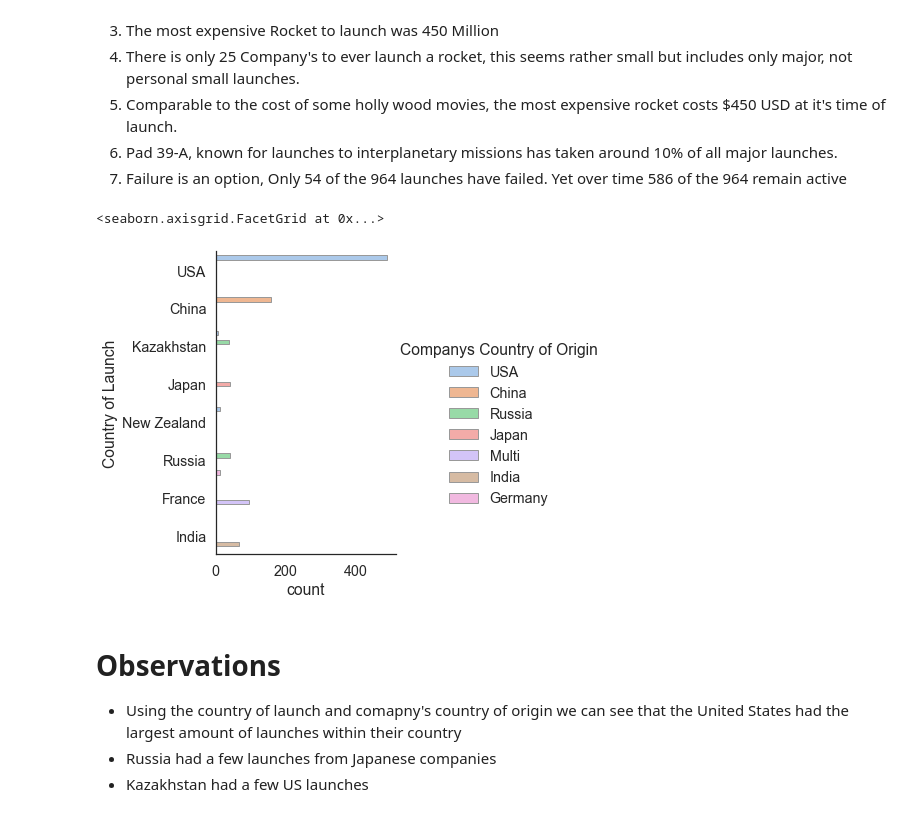
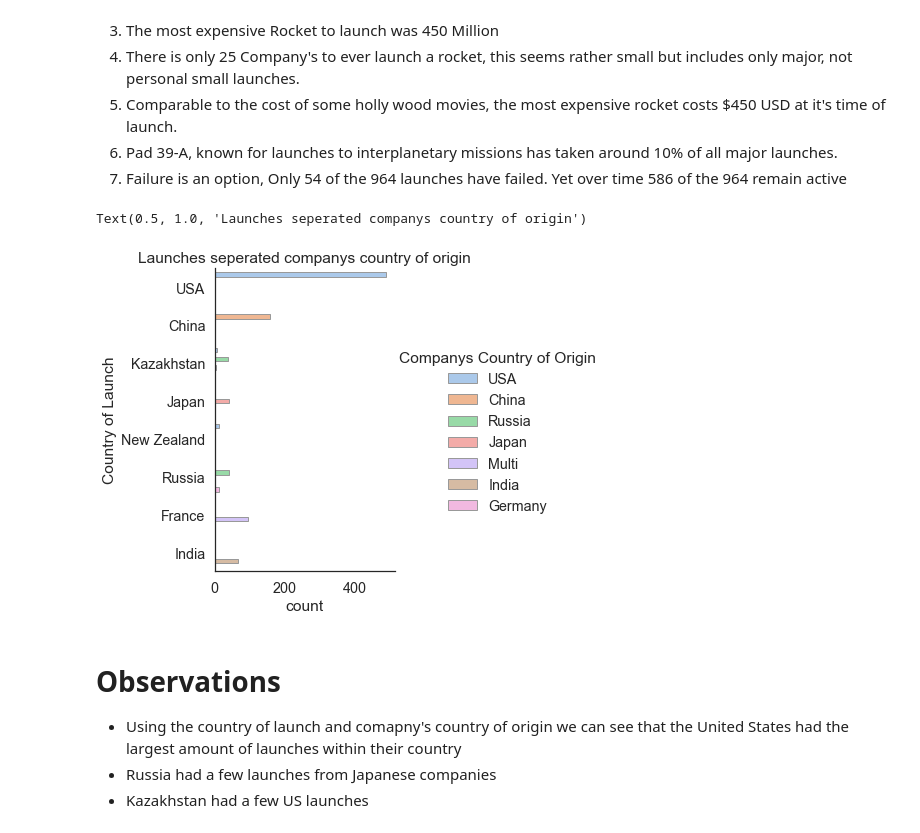
Before and after one commit to data301-2020-winter1/course-project-group_6017, a Jupyter notebook: analysis/submitted/Task 5 Research Question.ipynb, the cells around one changed output. Drawn from its saved outputs; the diff is of its cells as text; code cells hidden in the pictures.

```diff
--- a/analysis/submitted/Task 5 Research Question.ipynb
+++ b/analysis/submitted/Task 5 Research Question.ipynb
@@ -133,10 +133,11 @@ df.describe(include='all')
 # %%
 sns.catplot(y="Country of Launch", hue="Companys Country of Origin", kind="count",
             palette="pastel", edgecolor=".6",
             data=df)
+plt.title('Launches seperated companys country of origin')
 # %% [output]
-<seaborn.axisgrid.FacetGrid at 0x...>
+Text(0.5, 1.0, 'Launches seperated companys country of origin')
-[figure, old version]
+[figure, new version]
 # %% [markdown]
 # Observations
  - Using the country of launch and comapny's country of origin we can see that the United States had the largest amount of launches within their country
```
Also changed, not shown: parts of 3 cells of this notebook, 1 other file.
